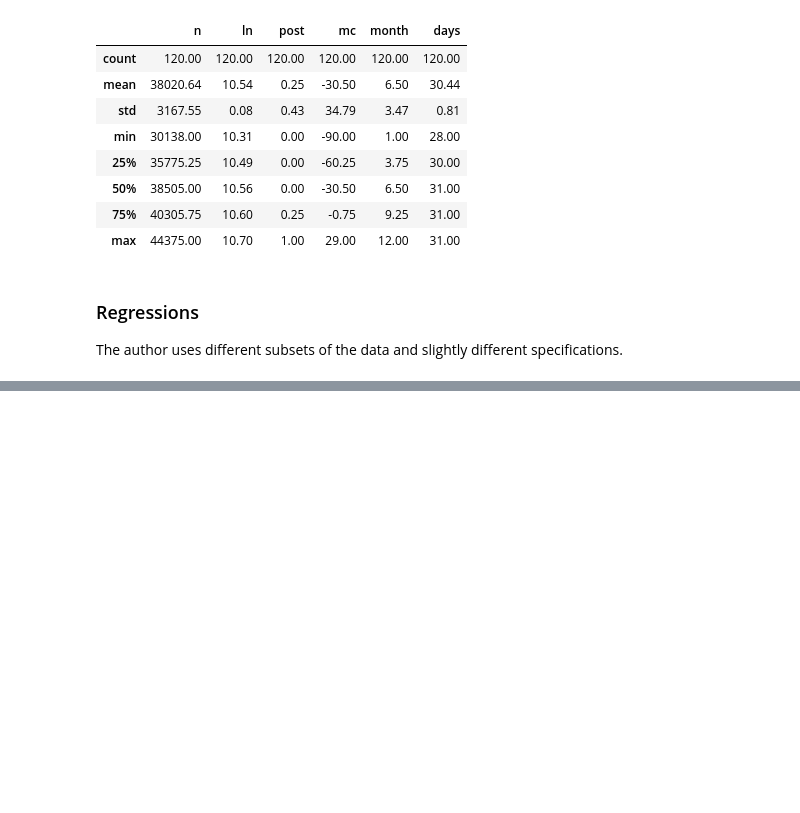
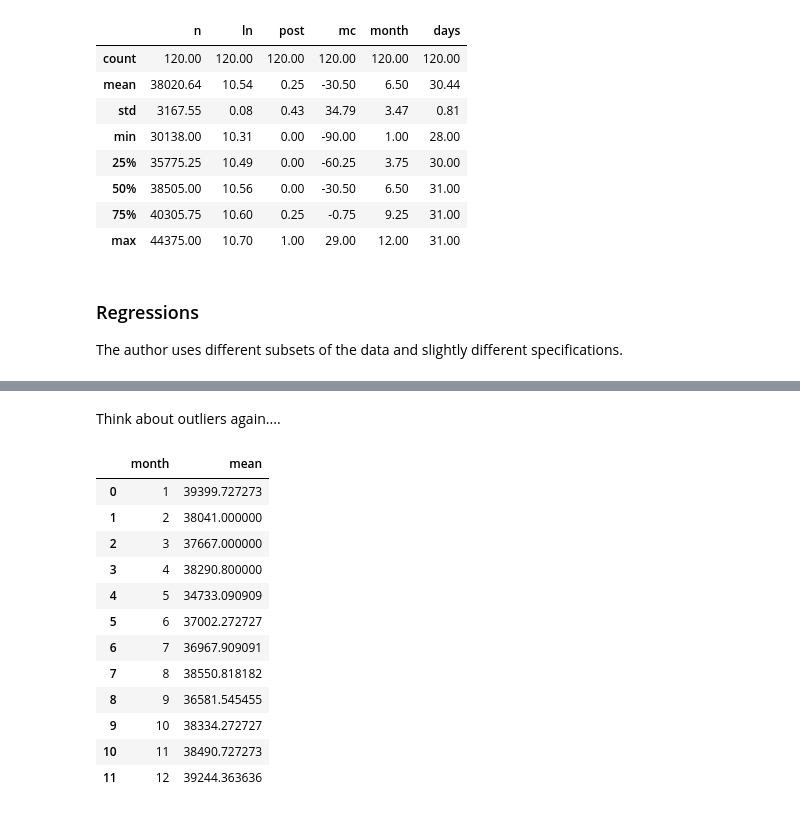
Before and after one commit to marclipfert/student-project-antonia-marc, a Jupyter notebook: student_project_Antonia_Marc.ipynb, the cells around one changed output, grey strips where cells are left out. Drawn from its saved outputs; the diff is of its cells as text; code cells hidden in the pictures; blank space fills up the shorter version.

```diff
--- a/student_project_Antonia_Marc.ipynb
+++ b/student_project_Antonia_Marc.ipynb
@@ -294,0 +330,30 @@ dfb_list.append(dfb.loc[(dfb['mc']>-67) & (dfb['mc']<30)]) # 8 year
+# %% [markdown]
+Think about outliers again....
+# %%
+# collecting mean values per month
+
+month = {'month':[1, 2, 3, 4, 5, 6, 7, 8, 9, 10, 11, 12]}
+df_mean = pd.DataFrame(data=month)
+
+df_mean['mean'] = np.nan
+
+x=1
+while x < 13:
+    df_mean.loc[df_mean['month'] == x, 'mean'] = dfb.loc[(dfb['month']==x) & (dfb['n']>28000),'n'].mean()
+    x += 1
+
+df_mean
+# %% [output]
+|  | month | mean |
+| 0 | 1 | 39399.727273 |
+| 1 | 2 | 38041.000000 |
+| 2 | 3 | 37667.000000 |
+| 3 | 4 | 38290.800000 |
+| 4 | 5 | 34733.090909 |
+| 5 | 6 | 37002.272727 |
+| 6 | 7 | 36967.909091 |
+| 7 | 8 | 38550.818182 |
+| 8 | 9 | 36581.545455 |
+| 9 | 10 | 38334.272727 |
+| 10 | 11 | 38490.727273 |
+| 11 | 12 | 39244.363636 |
```
Also changed, not shown: parts of 8 cells of this notebook.
